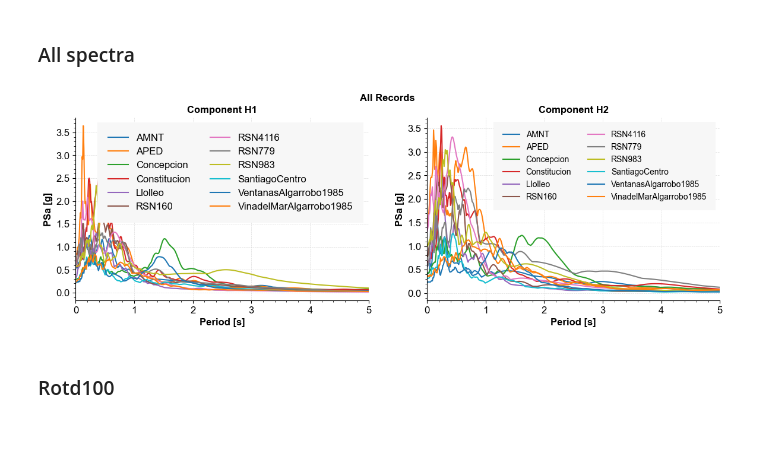
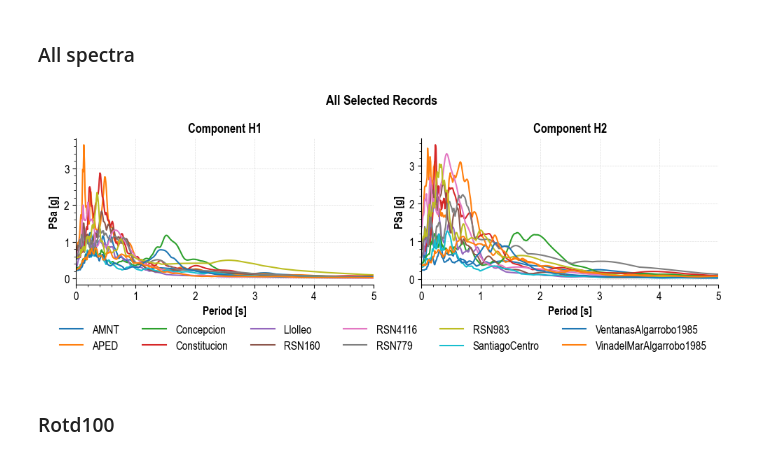
Before and after one commit to ppalacios92/EarthquakeSignal, a Jupyter notebook: src/EarthquakeSignal/examples/Example_Selected.ipynb, the cells around one changed output. Drawn from its saved outputs; the diff is of its cells as text; code cells hidden in the pictures; blank space fills up the shorter version.

```diff
--- a/src/EarthquakeSignal/examples/Example_Selected.ipynb
+++ b/src/EarthquakeSignal/examples/Example_Selected.ipynb
@@ -135,7 +120,7 @@ os.makedirs(output_dir, exist_ok=True)
 svg_path = r'C:\Users\ppala\OneDrive\01. Brain\10. Ph.D U ANDES\07. Publicaciones\01. AmplificacionMuros\02. Modelos Shell\04. Model10stories\SelectedSeismic'
 
 # --- Graficar espectros ---
-plt.figure(figsize=(14, 4))
+fig=plt.figure(figsize=(10, 4))
 
 # Subplot para H1
 plt.subplot(1, 2, 1)
@@ -147,40 +132,44 @@ for rsn, eq in earthquake.items():
     except KeyError:
         print(f"Warning: {rsn} missing H1 spectrum")
 
-plt.title("Component H1", fontweight='bold', fontsize=12)
+plt.title("Component H1", fontweight='bold', fontsize=13)
 plt.xlabel("Period [s]", fontweight='bold', fontsize=12)
 plt.ylabel("PSa [g]", fontweight='bold', fontsize=12)
 plt.grid(True)
 plt.xlim(left=0, right=5)
 plt.tick_params(axis='both', labelsize=12)
-plt.legend(loc='upper right', ncol=2, fontsize=12)
+# plt.legend(loc='upper right', ncol=2, fontsize=12)
 
 # Subplot para H2
 plt.subplot(1, 2, 2)
 for rsn, eq in earthquake.items():
     try:
         T_H2 = eq.newmark_spectra['H2']['T']
         PSa_H2 = eq.newmark_spectra['H2']['PSa']
         plt.plot(T_H2, PSa_H2, linewidth=1.5, label=f"{rsn}")
     except KeyError:
         print(f"Warning: {rsn} missing H2 spectrum")
 
-plt.title("Component H2", fontweight='bold', fontsize=12)
+plt.title("Component H2", fontweight='bold', fontsize=13)
 plt.xlabel("Period [s]", fontweight='bold', fontsize=12)
 plt.ylabel("PSa [g]", fontweight='bold', fontsize=12)
 plt.grid(True)
 plt.xlim(left=0, right=5)
 plt.tick_params(axis='both', labelsize=12)
-plt.legend(loc='upper right', ncol=2, fontsize=10)
+# plt.legend(loc='upper right', ncol=2, fontsize=10)
 
-plt.suptitle("All Records", fontsize=12, fontweight='bold')
+plt.suptitle("All Selected Records", fontsize=14, fontweight='bold')
+
+handles, labels = plt.gca().get_legend_handles_labels()
+fig.legend(handles, labels, loc='lower center', ncol=6, fontsize=12, frameon=False)
+plt.tight_layout(rect=[0, 0.15, 1, 1])
 
 # --- Guardar figuras ---
 plt.savefig(os.path.join(svg_path, 'seismic_selected.pdf'), format='pdf', bbox_inches='tight')
 plt.savefig(os.path.join(svg_path, 'seismic_selected.svg'), format='svg', bbox_inches='tight')
 plt.show()
 # %% [output]
-[figure, old version]
+[figure, new version]
 # %% [markdown]
 ### Rotd100
 # %%
```
Also changed, not shown: parts of 12 cells of this notebook, 29 other files.
